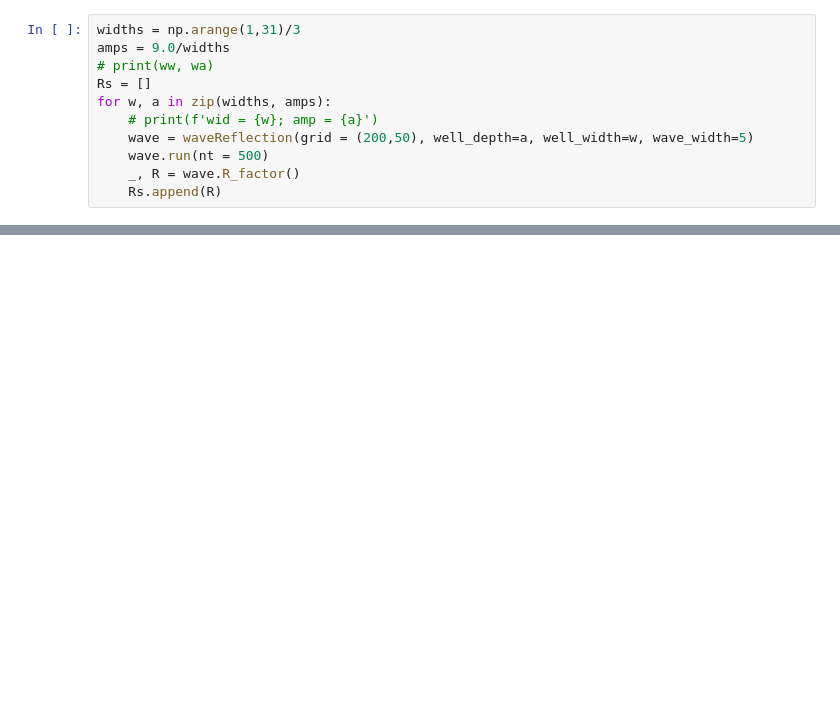
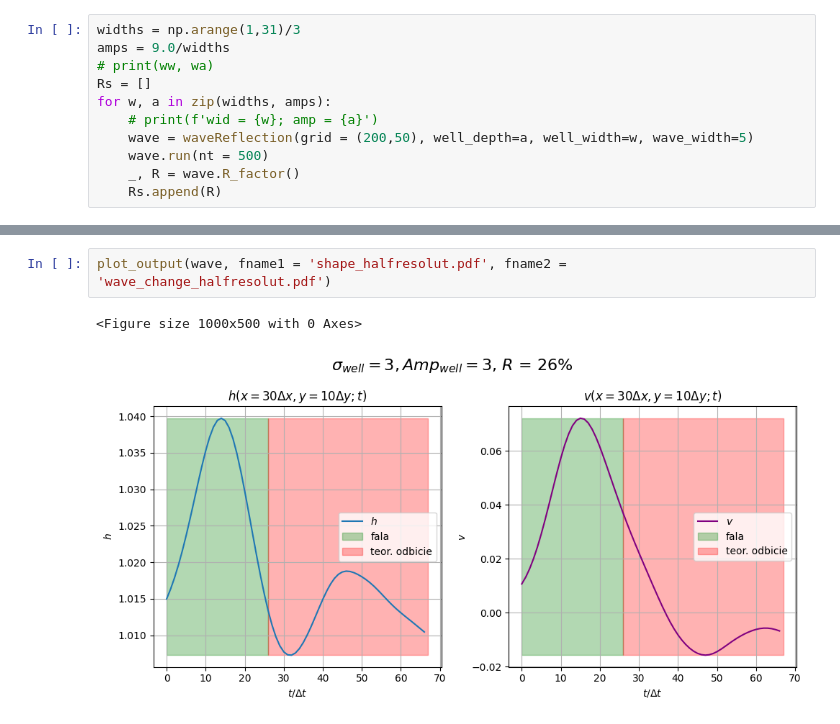
Before and after one commit to MUPAGH2025/2cekiera, a Jupyter notebook: project_shallow_water/mc_projekt.ipynb, the cells around one changed output, grey strips where cells are left out. Drawn from its saved outputs; the diff is of its cells as text; blank space fills up the shorter version.

```diff
--- a/project_shallow_water/mc_projekt.ipynb
+++ b/project_shallow_water/mc_projekt.ipynb
@@ -385,0 +390,5 @@ Fala może odbić się od wklęsłej przeszkody, a amplituda fali odbitej zależ
+# %%
+plot_output(wave, fname1 = 'shape_halfresolut.pdf', fname2 = 'wave_change_halfresolut.pdf')
+# %% [output]
+<Figure size 1000x500 with 0 Axes>
+[figure, added]
```
Also changed, not shown: parts of 10 cells of this notebook, 19 other files.
